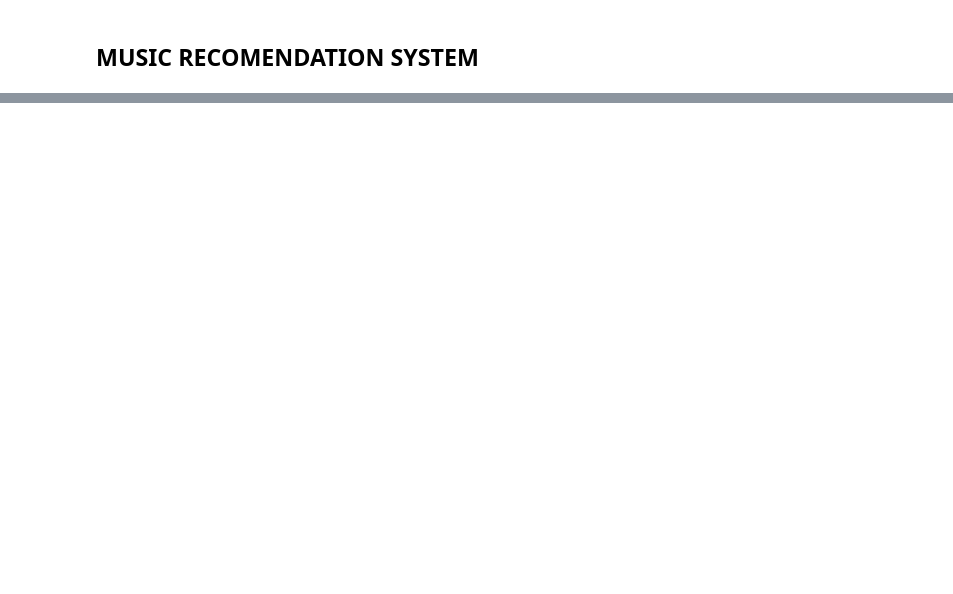
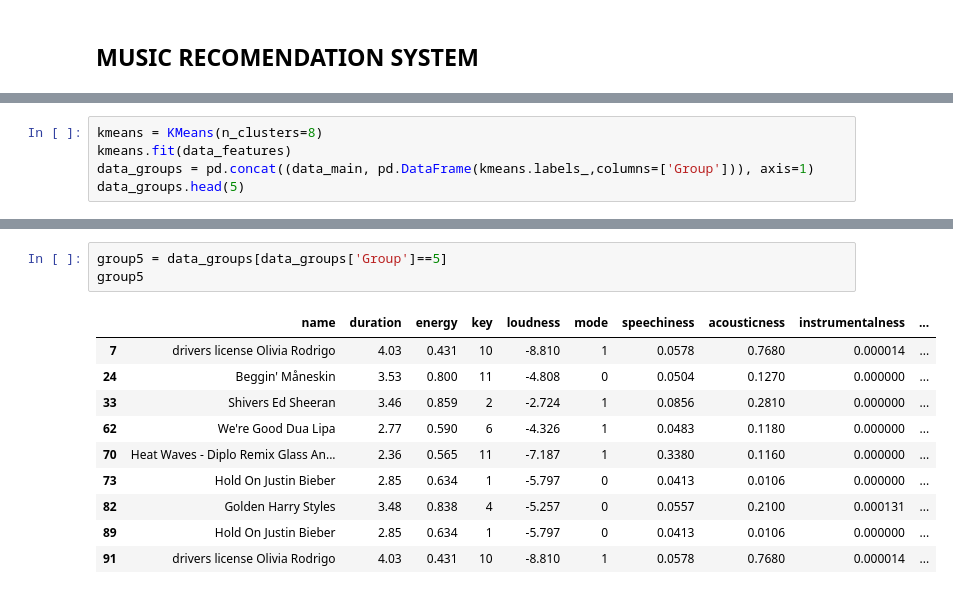
Before and after one commit to gibwanjau0/music-recomendation-system, a Jupyter notebook: music recomender system.ipynb, the cells around one changed output, grey strips where cells are left out. Cells and saved outputs as stored; diff of their text form; blank space fills up the shorter version.

```diff
--- a/music recomender system.ipynb
+++ b/music recomender system.ipynb
@@ -143,0 +152,5 @@ data.shape
+# %%
+kmeans = KMeans(n_clusters=8)
+kmeans.fit(data_features)
+data_groups = pd.concat((data_main, pd.DataFrame(kmeans.labels_,columns=['Group'])), axis=1)
+data_groups.head(5)
@@ -143,0 +164,14 @@ data.shape
+# %%
+group5 = data_groups[data_groups['Group']==5]
+group5
+# %% [output]
+|  | name | duration | energy | key | loudness | mode | speechiness | acousticness | instrumentalness | ... |
+| 7 | drivers license Olivia Rodrigo | 4.03 | 0.431 | 10 | -8.810 | 1 | 0.0578 | 0.7680 | 0.000014 | ... |
+| 24 | Beggin' Måneskin | 3.53 | 0.800 | 11 | -4.808 | 0 | 0.0504 | 0.1270 | 0.000000 | ... |
+| 33 | Shivers Ed Sheeran | 3.46 | 0.859 | 2 | -2.724 | 1 | 0.0856 | 0.2810 | 0.000000 | ... |
+| 62 | We're Good Dua Lipa | 2.77 | 0.590 | 6 | -4.326 | 1 | 0.0483 | 0.1180 | 0.000000 | ... |
+| 70 | Heat Waves - Diplo Remix Glass An... | 2.36 | 0.565 | 11 | -7.187 | 1 | 0.3380 | 0.1160 | 0.000000 | ... |
+| 73 | Hold On Justin Bieber | 2.85 | 0.634 | 1 | -5.797 | 0 | 0.0413 | 0.0106 | 0.000000 | ... |
+| 82 | Golden Harry Styles | 3.48 | 0.838 | 4 | -5.257 | 0 | 0.0557 | 0.2100 | 0.000131 | ... |
+| 89 | Hold On Justin Bieber | 2.85 | 0.634 | 1 | -5.797 | 0 | 0.0413 | 0.0106 | 0.000000 | ... |
+| 91 | drivers license Olivia Rodrigo | 4.03 | 0.431 | 10 | -8.810 | 1 | 0.0578 | 0.7680 | 0.000014 | ... |
```
Also changed, not shown: parts of 22 cells of this notebook.
